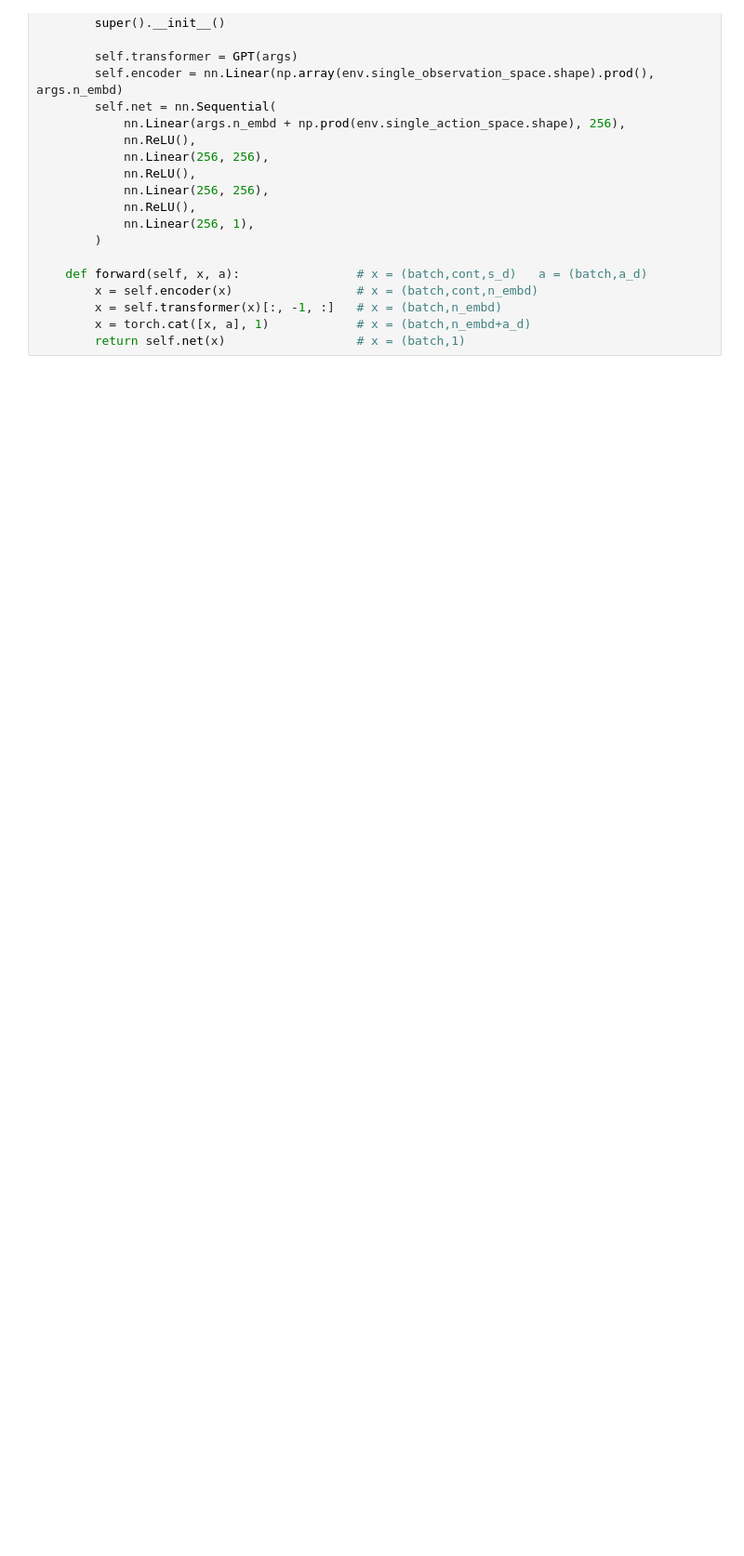
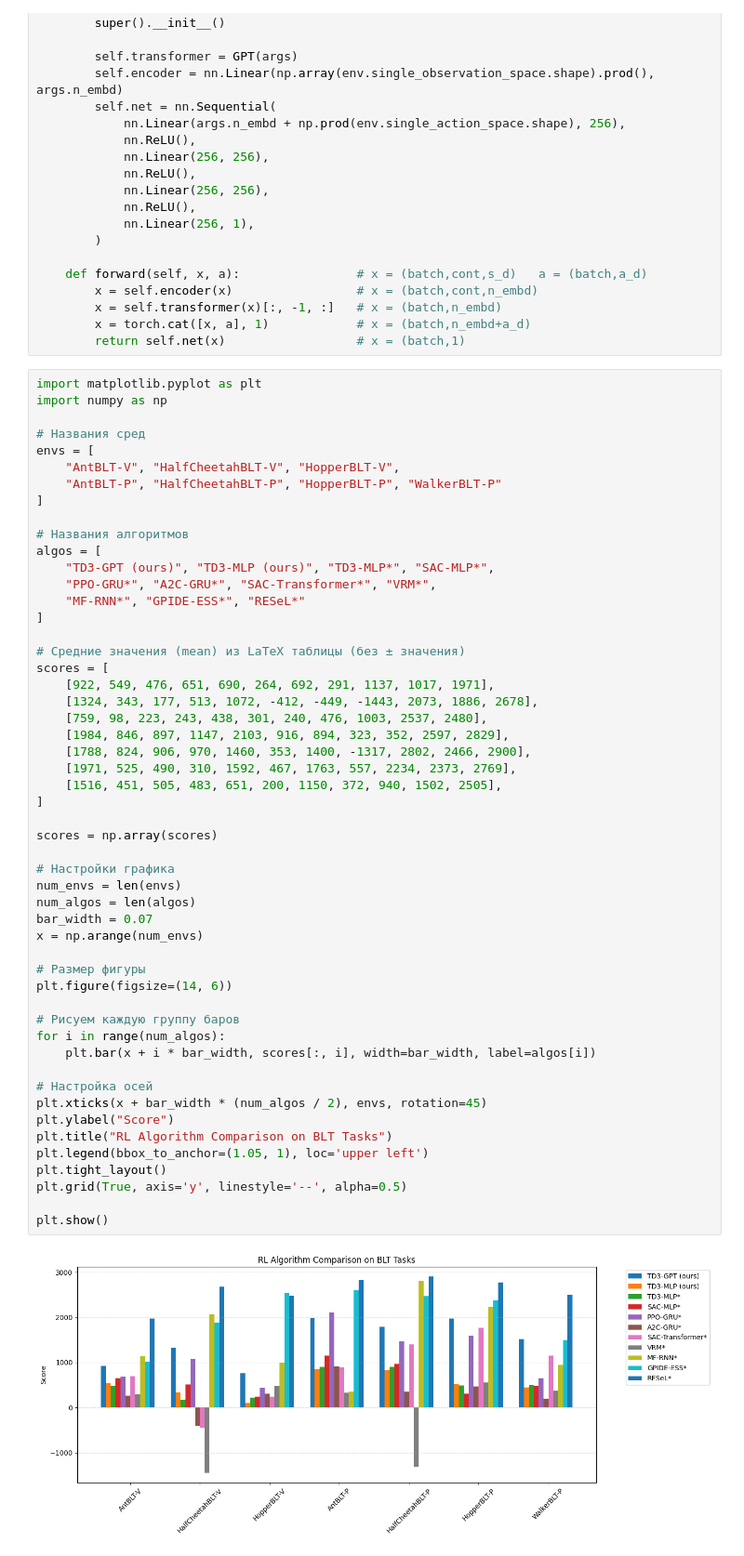
Before and after one commit to Dzelezetsky/Maniskill_OnlineTransformers, a Jupyter notebook: Nabroski.ipynb, the cells around one changed output. Shown at 93% size. Drawn from its saved outputs; the diff is of its cells as text; blank space fills up the shorter version.

```diff
--- a/Nabroski.ipynb
+++ b/Nabroski.ipynb
@@ -636,3 +644,57 @@ class SoftQNetwork(nn.Module):
         x = self.transformer(x)[:, -1, :]   # x = (batch,n_embd)
         x = torch.cat([x, a], 1)            # x = (batch,n_embd+a_d)
         return self.net(x)                  # x = (batch,1)
+# %%
+import matplotlib.pyplot as plt
+import numpy as np
+
+# Названия сред
+envs = [
+    "AntBLT-V", "HalfCheetahBLT-V", "HopperBLT-V",
+    "AntBLT-P", "HalfCheetahBLT-P", "HopperBLT-P", "WalkerBLT-P"
+]
+
+# Названия алгоритмов
+algos = [
+    "TD3-GPT (ours)", "TD3-MLP (ours)", "TD3-MLP*", "SAC-MLP*",
+    "PPO-GRU*", "A2C-GRU*", "SAC-Transformer*", "VRM*",
+    "MF-RNN*", "GPIDE-ESS*", "RESeL*"
+]
+
+# Средние значения (mean) из LaTeX таблицы (без ± значения)
+scores = [
+    [922, 549, 476, 651, 690, 264, 692, 291, 1137, 1017, 1971],
+    [1324, 343, 177, 513, 1072, -412, -449, -1443, 2073, 1886, 2678],
+    [759, 98, 223, 243, 438, 301, 240, 476, 1003, 2537, 2480],
+    [1984, 846, 897, 1147, 2103, 916, 894, 323, 352, 2597, 2829],
+    [1788, 824, 906, 970, 1460, 353, 1400, -1317, 2802, 2466, 2900],
+    [1971, 525, 490, 310, 1592, 467, 1763, 557, 2234, 2373, 2769],
+    [1516, 451, 505, 483, 651, 200, 1150, 372, 940, 1502, 2505],
+]
+
+scores = np.array(scores)
+
+# Настройки графика
+num_envs = len(envs)
+num_algos = len(algos)
+bar_width = 0.07
+x = np.arange(num_envs)
+
+# Размер фигуры
+plt.figure(figsize=(14, 6))
+
+# Рисуем каждую группу баров
+for i in range(num_algos):
+    plt.bar(x + i * bar_width, scores[:, i], width=bar_width, label=algos[i])
+
+# Настройка осей
+plt.xticks(x + bar_width * (num_algos / 2), envs, rotation=45)
+plt.ylabel("Score")
+plt.title("RL Algorithm Comparison on BLT Tasks")
+plt.legend(bbox_to_anchor=(1.05, 1), loc='upper left')
+plt.tight_layout()
+plt.grid(True, axis='y', linestyle='--', alpha=0.5)
+
+plt.show()
+# %% [output]
+[figure, added]
```
Also changed, not shown: parts of 2 cells of this notebook, 6 other files.
